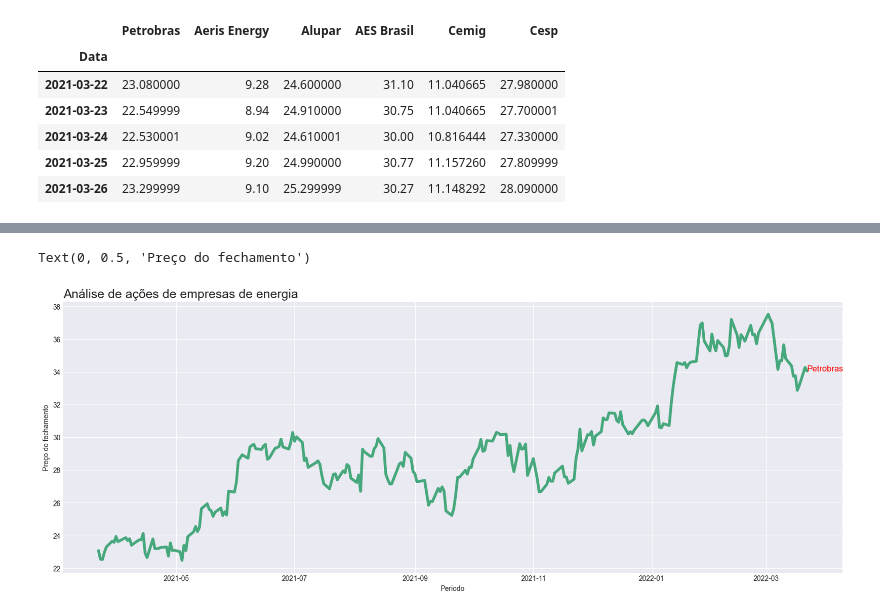
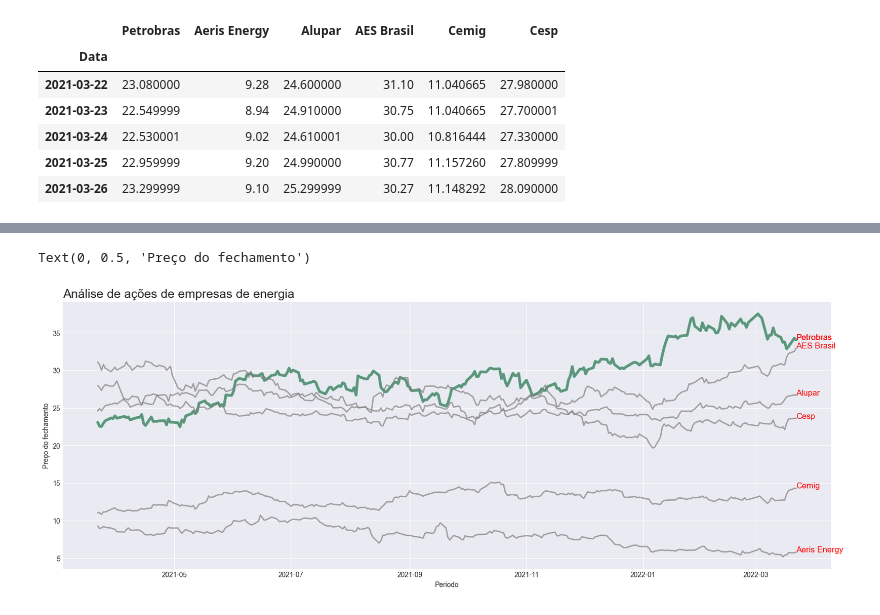
Before and after one commit to caikedomingues/curso-de-analise-de-dados-com-python, a Jupyter notebook: ProjetoEmpresasEnergia.ipynb, the cells around one changed output, grey strips where cells are left out. Saved outputs shown, nothing was run; the diff lists cells and outputs as text; code cells hidden in the pictures.

```diff
--- a/ProjetoEmpresasEnergia.ipynb
+++ b/ProjetoEmpresasEnergia.ipynb
@@ -129,32 +129,40 @@ plt.plot(base_dados.index, base_dados['Petrobras'], color='#008c4a', linewidth=4
 
 # -1: seleciona o ultimo valor do indice. Ou seja, você está pegando
 # o ultimo indice da série de dados em base_dados.
 
 # base_dados['Petrobras']: Seleciona a coluna chamada 'Petrobras' do DataFrame
 
 # tail(1): pega o ultimo valor dessa coluna. Ou seja, você está acessando
 # o valor mais recente da coluna 'Petrobras'. O uso do Tail retorna uma
 # série com apenas o último valor, mas como plt.text espera um valor
 # escalar, ele pegará apenas esse valor.
 
 # 'Petrobras': Este é o texto que será exibido no gráfico. O nome 'Petrobras'
 # será colocado na posição especificada no gráfico.
 
 # color: Defini a cor do texto
 
 # size: Define o tamanho do texto. Definimos o tamanho 'large'
 
 # horizontalalignment: Define o alinhamento horizontal do texto
 
+plt.text(base_dados.index[-1], base_dados['Petrobras'].tail(1), 'Petrobras', color='red', size='large', horizontalalignment='left')
 
+# Plot das outras colunas: Vamos criar um for que ira percorrer
+# as colunas da base de dados com o intuito de criar/plotar as
+# linhas grafico e os textos no gráfico
 
-plt.text(base_dados.index[-1], base_dados['Petrobras'].tail(1), 'Petrobras', color='red', size='large', horizontalalignment='left')
+for colunas in base_dados.columns:
+
+    plt.plot(base_dados.index, base_dados[colunas], color='gray', linewidth=2, alpha=0.7)
+
+    plt.text(base_dados.index[-1], base_dados[colunas].tail(1), colunas, color='red', size='large', horizontalalignment='left')
 
 # Rótulo do eixo X
 plt.xlabel('Periodo')
 
 # Rótulo do eixo Y
 plt.ylabel('Preço do fechamento')
 # %% [output]
 Text(0, 0.5, 'Preço do fechamento')
-[figure, old version]
+[figure, new version]
```
